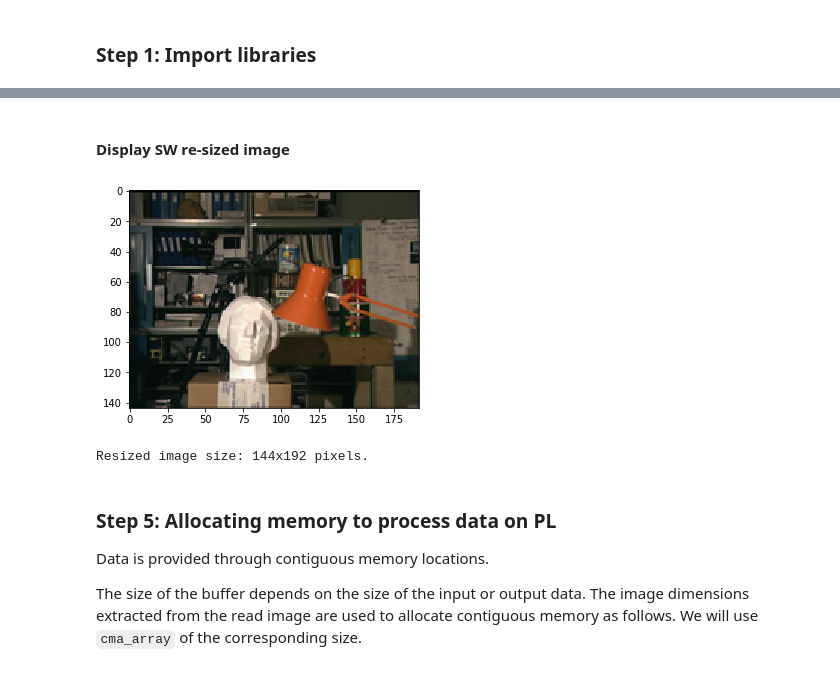
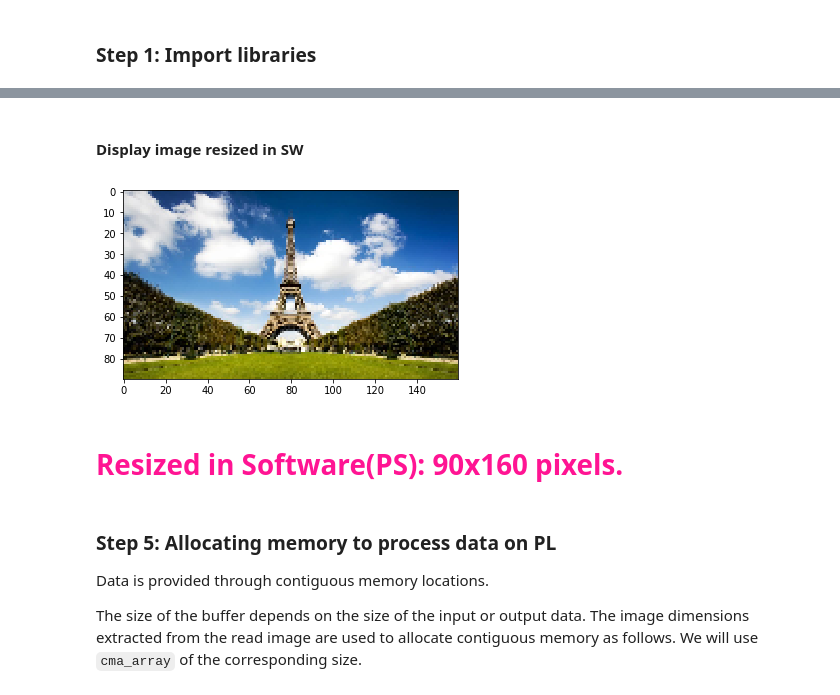
Before and after one commit to Xilinx/PYNQ-DL, a Jupyter notebook: notebooks/resize.ipynb, the cells around one changed output, grey strips where cells are left out. Cells and saved outputs as stored; diff of their text form; code cells hidden in the pictures.

```diff
--- a/notebooks/resize.ipynb
+++ b/notebooks/resize.ipynb
@@ -35,6 +31,5 @@ The picture pixel data can be read using `opencv` library.
 # %%
-interval_time = 0
-image_path = "./images/img_l.png"
+image_path = "./images/paris.jpg"
 original_image = Image.open(image_path)
 original_array = np.array(original_image)
 original_image.close()
@@ -43,5 +38,9 @@ pyplot.imshow(original_array, interpolation='nearest')
 pyplot.show()
 
 old_width, old_height = original_image.size
-print("Original image size: {}x{} pixels.".format(old_height, old_width))
+
+def printmd(string):
+    display(Markdown('<h1 style="color:DeepPink"> {}</h1>'.format(string)))
+
+printmd("Image size: {}x{} pixels.".format(old_height, old_width))
 # %% [output]
@@ -53,6 +53,6 @@ __Note: The software example you will notice is quite slow.__
 # %%
-new_width, new_height = int(old_width/2), int(old_height/2)
+new_width, new_height = int(old_width/4), int(old_height/4)
 original_image = Image.open(image_path)
 
-%timeit resized_image = original_image.resize((new_width, new_height), Image.ANTIALIAS)
+%timeit resized_image = original_image.resize((new_width, new_height))
 # %% [output]
@@ -60,20 +60,20 @@ original_image = Image.open(image_path)
 # %% [markdown]
-#### Display SW re-sized image
+#### Display image resized in SW
 # %%
-resized_image = original_image.resize((new_width, new_height), Image.ANTIALIAS)
+resized_image = original_image.resize((new_width, new_height))
 
 orig_image_array = np.array(original_image)
 resized_array = np.array(resized_image)
 original_image.close()
 
 pyplot.imshow(resized_array, interpolation='nearest')
 pyplot.show()
 
 width, height = resized_image.size
-print("Resized image size: {}x{} pixels.".format(height, width))
+printmd("Resized in Software(PS): {}x{} pixels.".format(height, width))
 # %% [output]
-[figure, old version]
+[figure, new version]
-Resized image size: 144x192 pixels.
+<h1 style="color:DeepPink"> Resized in Software(PS): 90x160 pixels.</h1>
 # %% [markdown]
 ### Step 5: Allocating memory to process data on PL
 Data is provided through contiguous memory locations.
```
Also changed, not shown: parts of 10 cells of this notebook, 2 other files.
